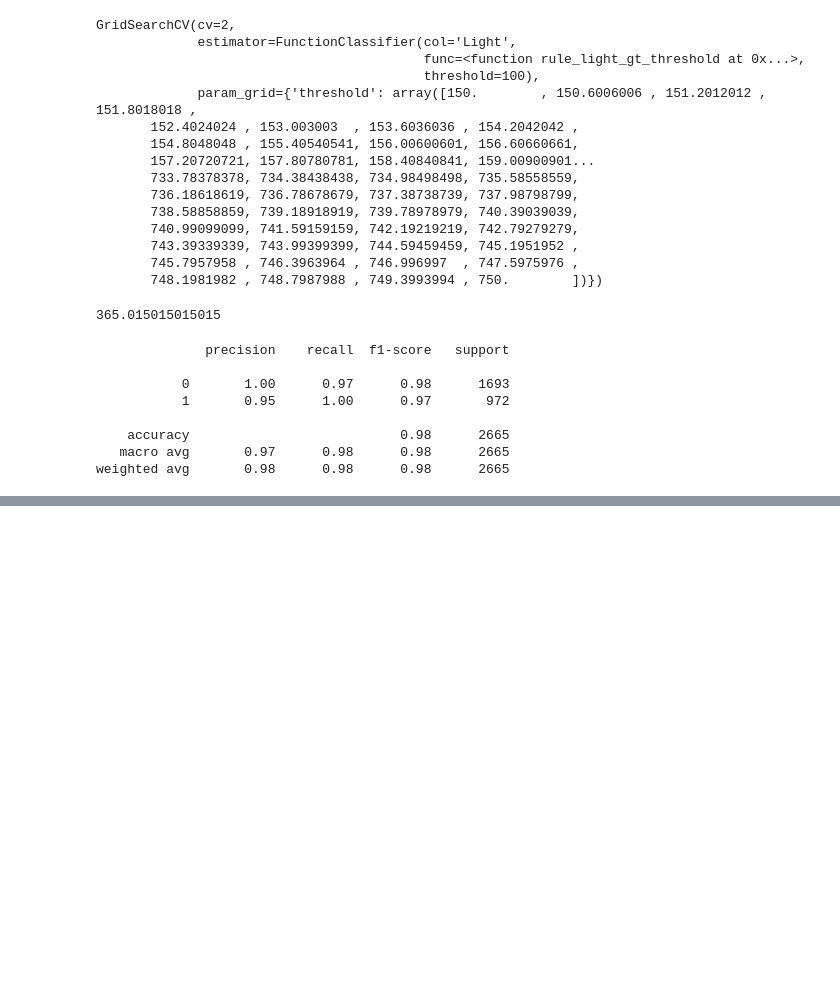
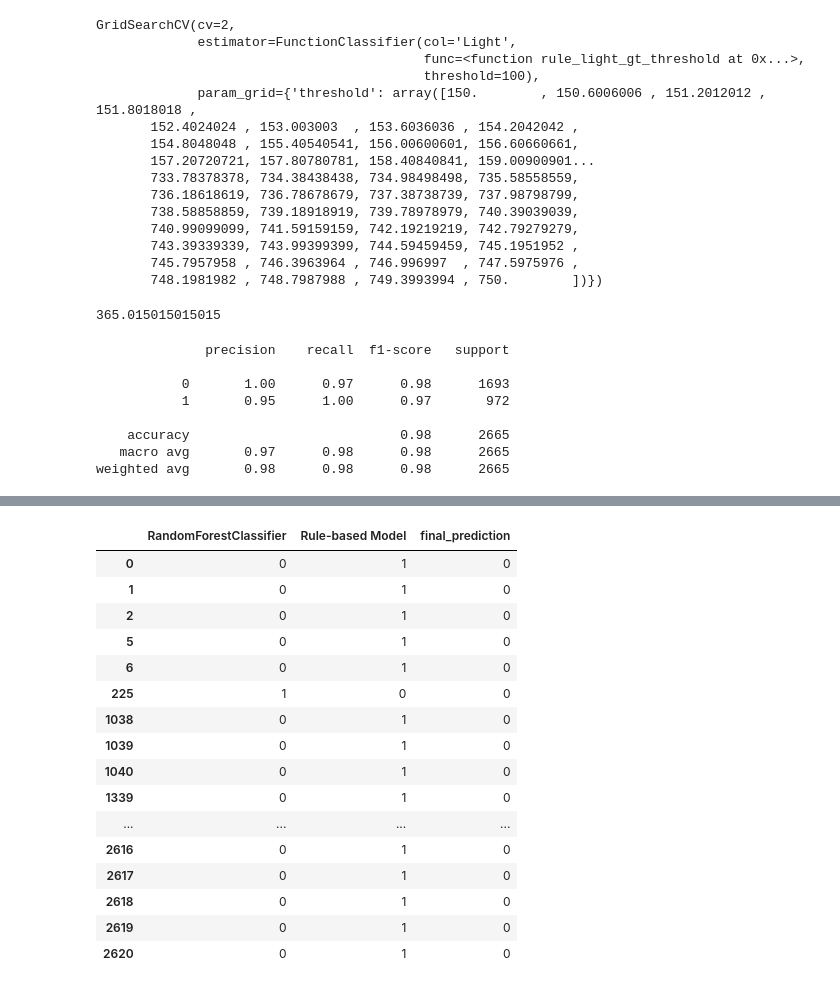
Before and after one commit to jahidul-arafat/ml-achitect, a Jupyter notebook: rbml/project_1_simple_rules/rule_based_model.ipynb, the cells around one changed output, grey strips where cells are left out. Saved outputs shown, nothing was run; the diff lists cells and outputs as text; code cells hidden in the pictures; blank space fills up the shorter version.

```diff
--- a/rbml/project_1_simple_rules/rule_based_model.ipynb
+++ b/rbml/project_1_simple_rules/rule_based_model.ipynb
@@ -247,0 +340,22 @@ plot_threshold(train, feature, target, best_threshold)
+# %%
+# Reduce False Positive
+reduce_false_positives = difference.assign(final_prediction=0)
+reduce_false_positives.style.apply(highlight_cell)
+# %% [output]
+|  | RandomForestClassifier | Rule-based Model | final_prediction |
+| 0 | 0 | 1 | 0 |
+| 1 | 0 | 1 | 0 |
+| 2 | 0 | 1 | 0 |
+| 5 | 0 | 1 | 0 |
+| 6 | 0 | 1 | 0 |
+| 225 | 1 | 0 | 0 |
+| 1038 | 0 | 1 | 0 |
+| 1039 | 0 | 1 | 0 |
+| 1040 | 0 | 1 | 0 |
+| 1339 | 0 | 1 | 0 |
+| ... | ... | ... | ... |
+| 2616 | 0 | 1 | 0 |
+| 2617 | 0 | 1 | 0 |
+| 2618 | 0 | 1 | 0 |
+| 2619 | 0 | 1 | 0 |
+| 2620 | 0 | 1 | 0 |
```
Also changed, not shown: parts of 11 cells of this notebook.
